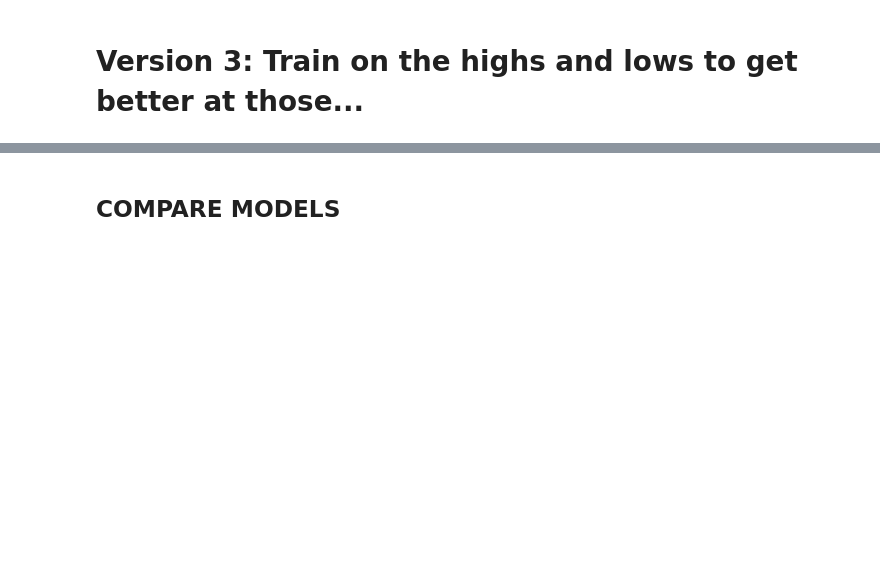
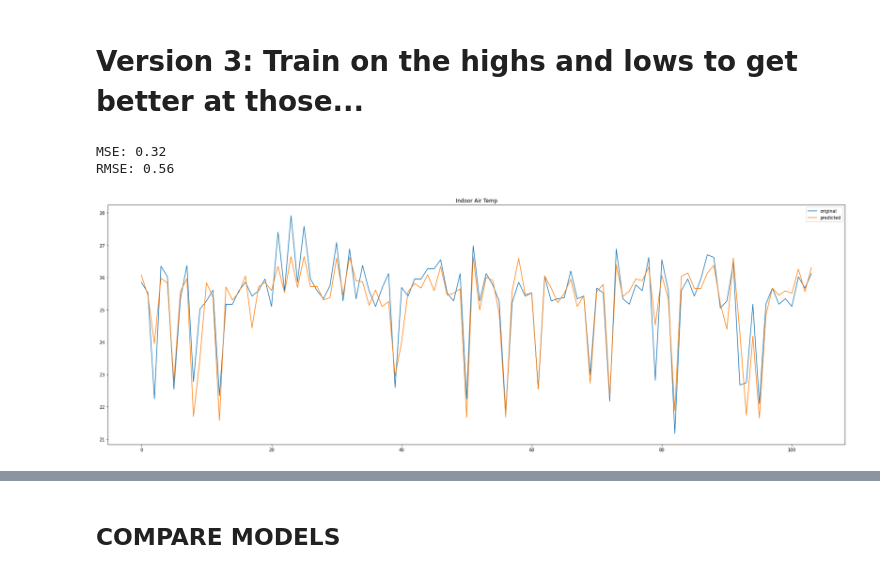
Before and after one commit to DonnaVakalis/forecasting-MRT-gap, a Jupyter notebook: model/XGBoost2__AirTemp_target.ipynb, the cells around one changed output, grey strips where cells are left out. Drawn from its saved outputs; the diff is of its cells as text; code cells hidden in the pictures; blank space fills up the shorter version.

```diff
--- a/model/XGBoost2__AirTemp_target.ipynb
+++ b/model/XGBoost2__AirTemp_target.ipynb
@@ -872,13 +857,18 @@ pickle.dump(model2, open(filename, "wb"))
 # %% [markdown]
 # Version 3: Train on the highs and lows to get better at those...
 # %%
-# Prediciton maxes out at:
+# Prediciton maxes out at: 26.5
+print(ind_air_pred.max())
 
-# Whereas the max temps are:
-
-
+# Whereas the max temps are: 27.9
+print(ind_air_known.max())
 
 # Define highs and lows:
+HIGH = 25.0
+LOW = 23.0
 
-HIGH = 26.0
-LOW = 23.0
+# Filter inputs to only train on highs and lows:
+df_y_highs = df_y_occHrs.loc[((df_y_occHrs.air_tmp_ind > HIGH) | (df_y_occHrs.air_tmp_ind < LOW))]
+df_X_highs = df_X_occHrs.loc[((df_y_occHrs.air_tmp_ind > HIGH) | (df_y_occHrs.air_tmp_ind < LOW))]
+
+# The rest is the same...
@@ -884,0 +911,21 @@ LOW = 23.0
+# %%
+# Prediction on only high/low temperatures during occupied hours
+y_pred = model3.predict(testX)
+
+# Calculate Mean Squared Error
+mse2 = mean_squared_error(testY, y_pred)
+print("MSE: %.2f" % mse2)
+print("RMSE: %.2f" % (mse2**(1/2.0)))
+
+# Visualize Predictions versus Test Set
+plt.figure(figsize=(30,10))
+x_ax = range(len(testY))
+plt.plot(x_ax, testY, label="original")
+plt.plot(x_ax, y_pred, label="predicted")
+plt.title("Indoor Air Temp")
+plt.legend()
+plt.show()
+# %% [output]
+MSE: 0.32
+RMSE: 0.56
+[figure, added]
```
Also changed, not shown: parts of 6 cells of this notebook.
